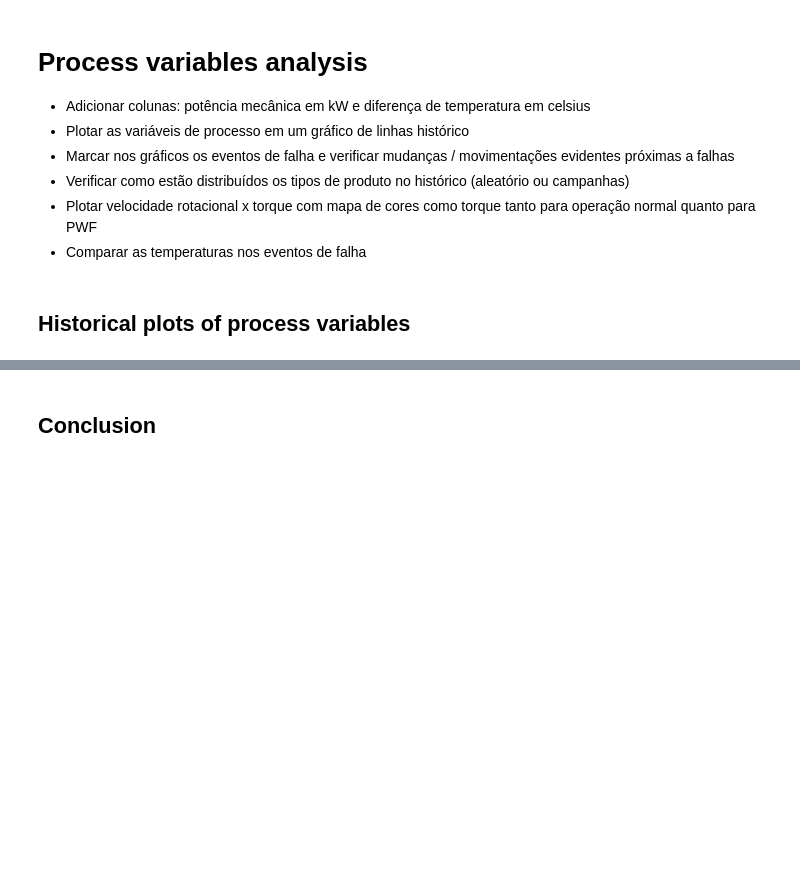
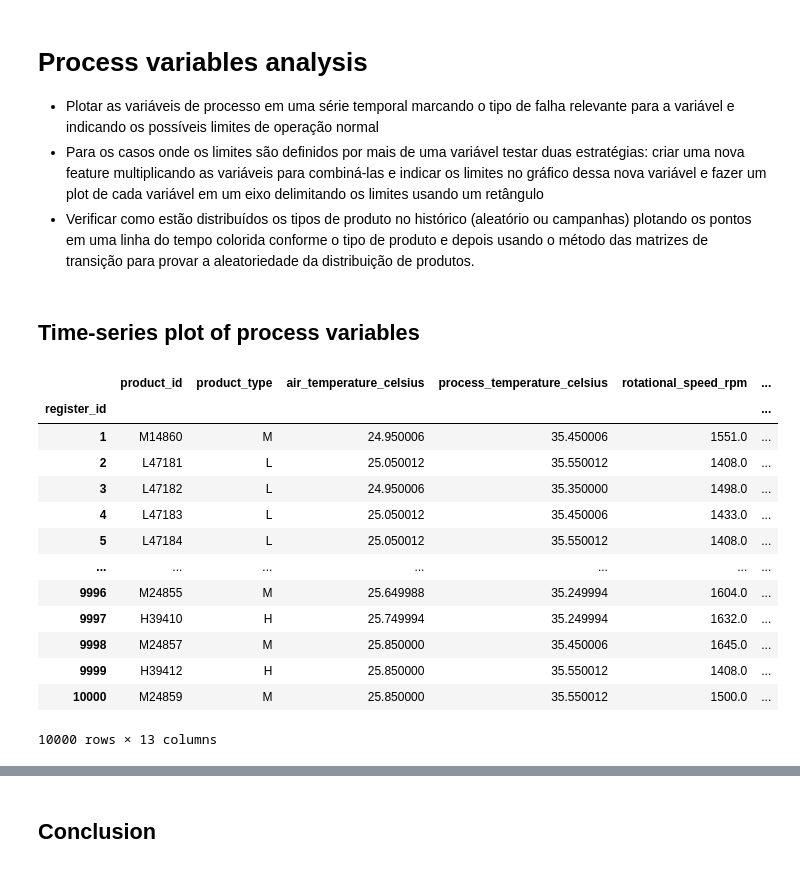
Before and after one commit to ghperez/milling-pdm, a Jupyter notebook: notebooks/03_process_variables_analysis.ipynb, the cells around one changed output, grey strips where cells are left out. Drawn from its saved outputs; the diff is of its cells as text; code cells hidden in the pictures; blank space fills up the shorter version.

```diff
--- a/notebooks/03_process_variables_analysis.ipynb
+++ b/notebooks/03_process_variables_analysis.ipynb
@@ -1,11 +1,36 @@
 # %% [markdown]
 # Process variables analysis
 
-- Adicionar colunas: potência mecânica em kW e diferença de temperatura em celsius
-- Plotar as variáveis de processo em um gráfico de linhas histórico
-- Marcar nos gráficos os eventos de falha e verificar mudanças / movimentações evidentes próximas a falhas
-- Verificar como estão distribuídos os tipos de produto no histórico (aleatório ou campanhas)
-- Plotar velocidade rotacional x torque com mapa de cores como torque tanto para operação normal quanto para PWF
-- Comparar as temperaturas nos eventos de falha
+- Plotar as variáveis de processo em uma série temporal marcando o tipo de falha relevante para a variável e indicando os possíveis limites de operação normal
+- Para os casos onde os limites são definidos por mais de uma variável testar duas estratégias: criar uma nova feature multiplicando as variáveis para combiná-las e indicar os limites no gráfico dessa nova variável e fazer um plot de cada variável em um eixo delimitando os limites usando um retângulo
+- Verificar como estão distribuídos os tipos de produto no histórico (aleatório ou campanhas) plotando os pontos em uma linha do tempo colorida conforme o tipo de produto e depois usando o método das matrizes de transição para provar a aleatoriedade da distribuição de produtos.
 # %% [markdown]
-## Historical plots of process variables
+## Time-series plot of process variables
+# %%
+import pandas as pd
+from sqlalchemy import create_engine
+from local_settings import postgres_url as url
+import matplotlib.pyplot as plt
+import seaborn as sns
+%matplotlib inline
+
+# Load 'milling_pdm_celsius' dataset to a pandas dataframe and show
+url = f"postgresql+psycopg2://{url['pguser']}:{url['pgpassword']}@{url['pghost']}/{url['pgdb']}"
+engine = create_engine(url)
+df = pd.read_sql(f"SELECT * FROM milling_pdm_celsius",con=engine, index_col="register_id")
+df
+# %% [output]
+|  | product_id | product_type | air_temperature_celsius | process_temperature_celsius | rotational_speed_rpm | ... |
+| register_id |  |  |  |  |  | ... |
+| 1 | M14860 | M | 24.950006 | 35.450006 | 1551.0 | ... |
+| 2 | L47181 | L | 25.050012 | 35.550012 | 1408.0 | ... |
+| 3 | L47182 | L | 24.950006 | 35.350000 | 1498.0 | ... |
+| 4 | L47183 | L | 25.050012 | 35.450006 | 1433.0 | ... |
+| 5 | L47184 | L | 25.050012 | 35.550012 | 1408.0 | ... |
+| ... | ... | ... | ... | ... | ... | ... |
+| 9996 | M24855 | M | 25.649988 | 35.249994 | 1604.0 | ... |
+| 9997 | H39410 | H | 25.749994 | 35.249994 | 1632.0 | ... |
+| 9998 | M24857 | M | 25.850000 | 35.450006 | 1645.0 | ... |
+| 9999 | H39412 | H | 25.850000 | 35.550012 | 1408.0 | ... |
+| 10000 | M24859 | M | 25.850000 | 35.550012 | 1500.0 | ... |
+10000 rows × 13 columns
```
Also changed, not shown: parts of 9 cells of this notebook.
